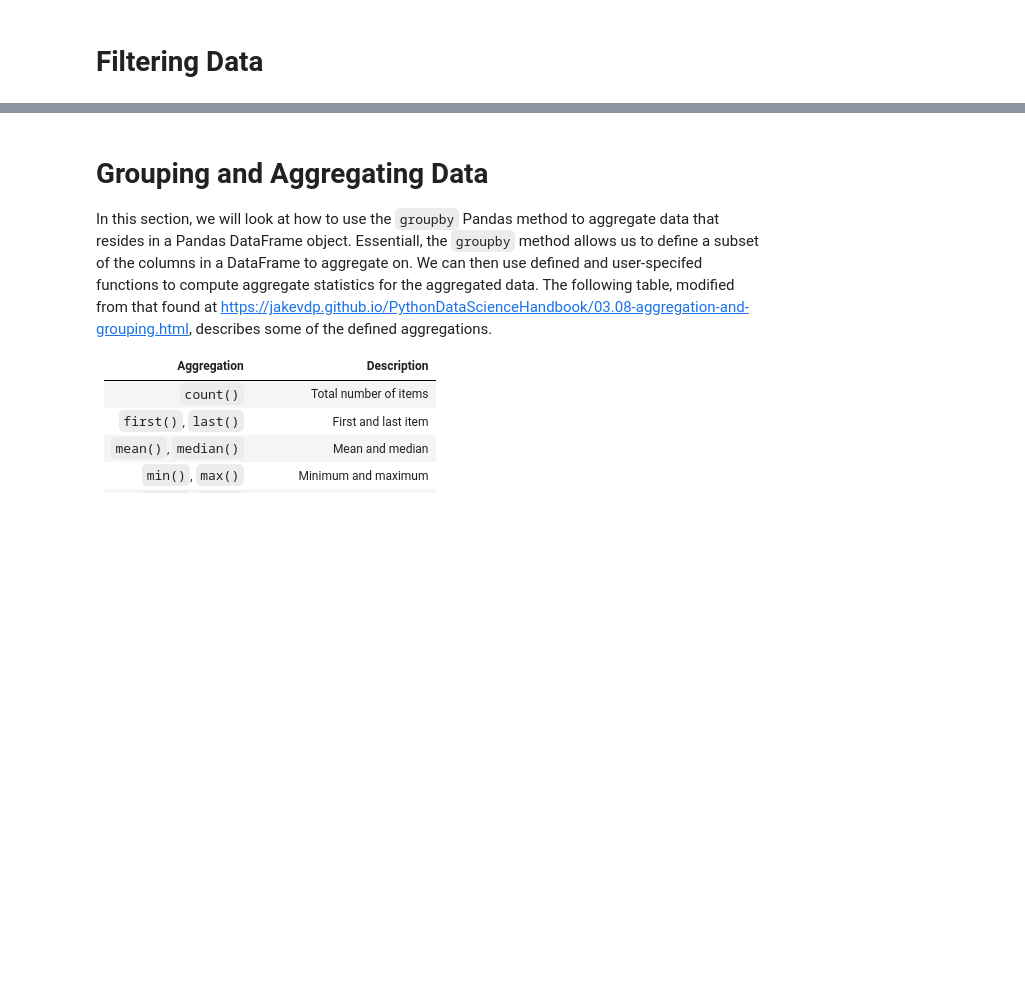
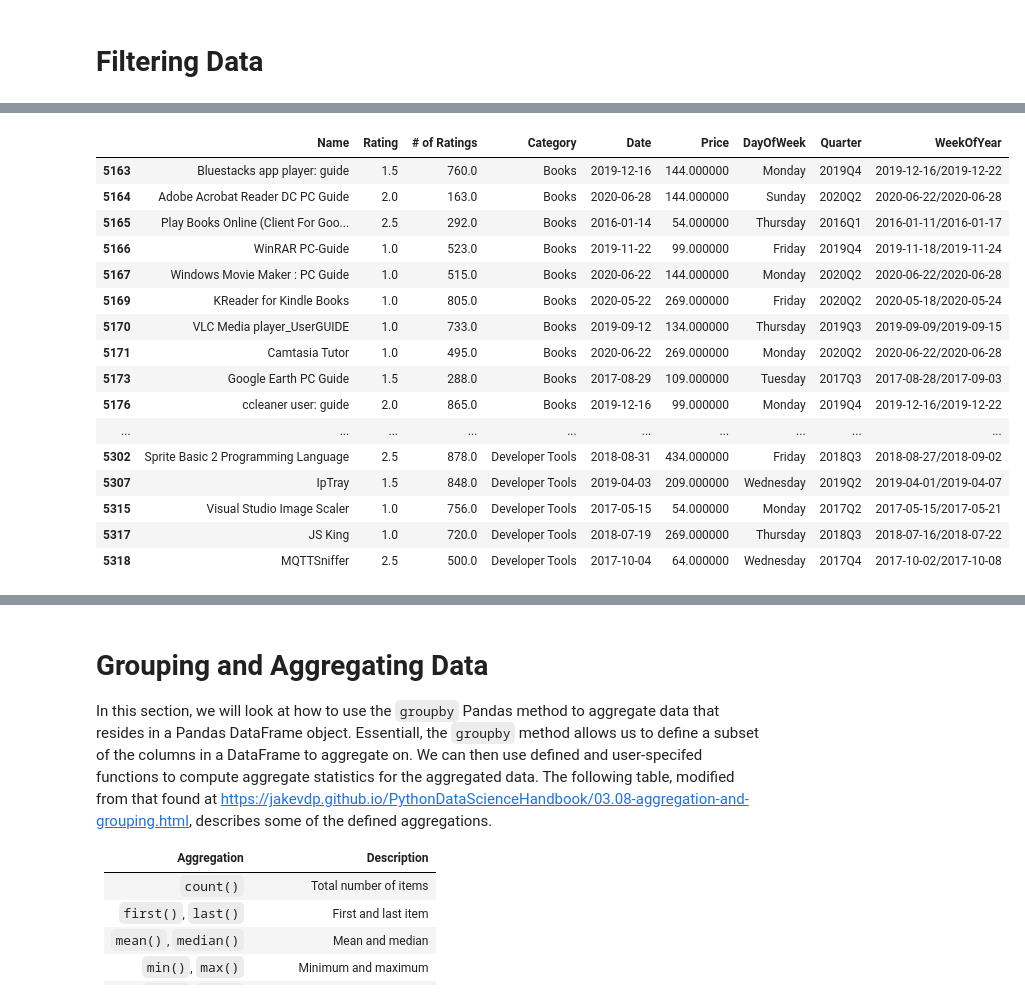
Before and after one commit to gregbott/Python_For_Business_Students, a Jupyter notebook: Pandas.ipynb, the cells around one changed output, grey strips where cells are left out. Cells and saved outputs as stored; diff of their text form; code cells hidden in the pictures; blank space fills up the shorter version.

```diff
--- a/Pandas.ipynb
+++ b/Pandas.ipynb
@@ -1277 +1380,22 @@ df_ms.dtypes
+# %%
+# numpy where method can also be used, but it returns the entire dataset
+df_ms.where(df_ms['Rating']<3).dropna()
+# %% [output]
+|  | Name | Rating | # of Ratings | Category | Date | Price | DayOfWeek | Quarter | WeekOfYear |
+| 5163 | Bluestacks app player: guide | 1.5 | 760.0 | Books | 2019-12-16 | 144.000000 | Monday | 2019Q4 | 2019-12-16/2019-12-22 |
+| 5164 | Adobe Acrobat Reader DC PC Guide | 2.0 | 163.0 | Books | 2020-06-28 | 144.000000 | Sunday | 2020Q2 | 2020-06-22/2020-06-28 |
+| 5165 | Play Books Online (Client For Goo... | 2.5 | 292.0 | Books | 2016-01-14 | 54.000000 | Thursday | 2016Q1 | 2016-01-11/2016-01-17 |
+| 5166 | WinRAR PC-Guide | 1.0 | 523.0 | Books | 2019-11-22 | 99.000000 | Friday | 2019Q4 | 2019-11-18/2019-11-24 |
+| 5167 | Windows Movie Maker : PC Guide | 1.0 | 515.0 | Books | 2020-06-22 | 144.000000 | Monday | 2020Q2 | 2020-06-22/2020-06-28 |
+| 5169 | KReader for Kindle Books | 1.0 | 805.0 | Books | 2020-05-22 | 269.000000 | Friday | 2020Q2 | 2020-05-18/2020-05-24 |
+| 5170 | VLC Media player_UserGUIDE | 1.0 | 733.0 | Books | 2019-09-12 | 134.000000 | Thursday | 2019Q3 | 2019-09-09/2019-09-15 |
+| 5171 | Camtasia Tutor | 1.0 | 495.0 | Books | 2020-06-22 | 269.000000 | Monday | 2020Q2 | 2020-06-22/2020-06-28 |
+| 5173 | Google Earth PC Guide | 1.5 | 288.0 | Books | 2017-08-29 | 109.000000 | Tuesday | 2017Q3 | 2017-08-28/2017-09-03 |
+| 5176 | ccleaner user: guide | 2.0 | 865.0 | Books | 2019-12-16 | 99.000000 | Monday | 2019Q4 | 2019-12-16/2019-12-22 |
+| ... | ... | ... | ... | ... | ... | ... | ... | ... | ... |
+| 5302 | Sprite Basic 2 Programming Language | 2.5 | 878.0 | Developer Tools | 2018-08-31 | 434.000000 | Friday | 2018Q3 | 2018-08-27/2018-09-02 |
+| 5307 | IpTray | 1.5 | 848.0 | Developer Tools | 2019-04-03 | 209.000000 | Wednesday | 2019Q2 | 2019-04-01/2019-04-07 |
+| 5315 | Visual Studio Image Scaler | 1.0 | 756.0 | Developer Tools | 2017-05-15 | 54.000000 | Monday | 2017Q2 | 2017-05-15/2017-05-21 |
+| 5317 | JS King | 1.0 | 720.0 | Developer Tools | 2018-07-19 | 269.000000 | Thursday | 2018Q3 | 2018-07-16/2018-07-22 |
+| 5318 | MQTTSniffer | 2.5 | 500.0 | Developer Tools | 2017-10-04 | 64.000000 | Wednesday | 2017Q4 | 2017-10-02/2017-10-08 |
 # %%
```
Also changed, not shown: parts of 34 cells of this notebook, 2 other files.
